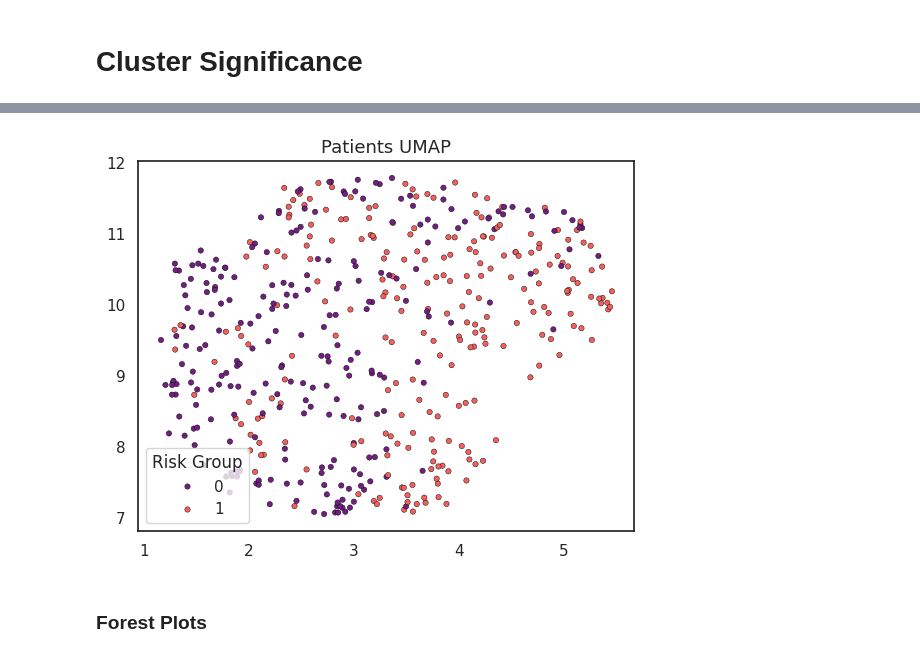
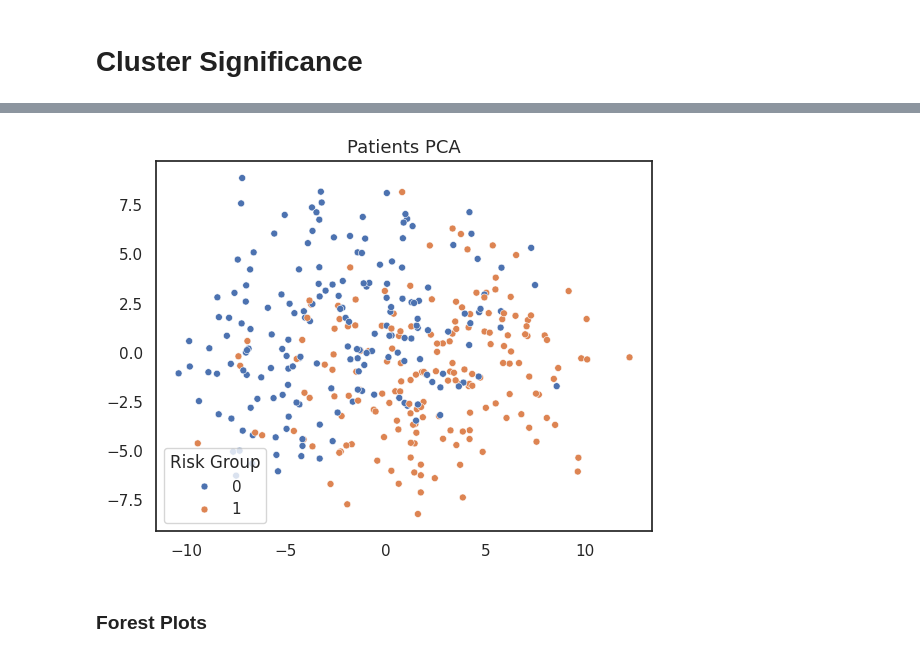
Before and after one commit to FarzanehSeyedshahi/Histomorphological-Phenotype-Learning, a Jupyter notebook: workflow/survival_figures.ipynb, the cells around one changed output, grey strips where cells are left out. Cells and saved outputs as stored; diff of their text form; code cells hidden in the pictures.

```diff
--- a/workflow/survival_figures.ipynb
+++ b/workflow/survival_figures.ipynb
@@ -322,0 +503,7 @@ df_std = cis_df.groupby(['Leiden Resolution']).std().drop('Fold', axis=1).apply(
+# %%
+# making voilin plot from additional scores.
+plt.figure(figsize=(5,5))
+sns.set(style="darkgrid")
+sns.boxplot(data=cis_df, x="Leiden Resolution", y="Additional", linewidth=2.5, palette='Set2')
+# sns.violinplot(data=cis_df, x='Leiden Resolution', y='Test', inner='quartile', color='skyblue')
+# sns.violinplot(data=cis_df, x='Leiden Resolution', y='Additional', inner='quartile', color='blue')
@@ -443,14 +722,28 @@ resolutions = ['2p0']
 for resolution in resolutions:
         cis_list = []
         fold = 4
+        train_risk = [pd.DataFrame(), pd.DataFrame()]
         test_risk = [pd.DataFrame(), pd.DataFrame()]
         additional_risk = [pd.DataFrame(), pd.DataFrame()]
 
         train = pd.read_csv('{}/results/BarlowTwins_3/{}/h224_w224_n3_zdim128/{}/survival_csvs/clr_leiden_{}_fold{}_train_metadata.csv'.format(main_path, dataset, meta_folder , resolution, fold), index_col=0)
+        # Just Sarc/Biphasic cases.
+        # train = train[train['Meso_type'] == 1]
+        # Just Epithelioid cases.
+        train = train[train['Meso_type'] == 0]
+
 
         test = pd.read_csv('{}/results/BarlowTwins_3/{}/h224_w224_n3_zdim128/{}/survival_csvs/clr_leiden_{}_fold{}_test_metadata.csv'.format(main_path, dataset, meta_folder , resolution, fold), index_col=0)
+        # Just Sarc/Biphasic cases.
+        # test = test[test['Meso_type'] == 1]
+        # Just Epithelioid cases.
+        test = test[test['Meso_type'] == 0]
 
         additional = pd.read_csv('{}/results/BarlowTwins_3/{}/h224_w224_n3_zdim128/{}/survival_csvs/clr_leiden_{}_fold{}_additional_metadata.csv'.format(main_path, dataset, meta_folder , resolution, fold), index_col=0)
+        # Just Sarc/Biphasic cases.
+        # additional = additional[additional['Meso_type'] == 1]
+        # Just Epithelioid cases.
+        additional = additional[additional['Meso_type'] == 0]
 
 
         # remove this column from the train and test data
@@ -462,6 +755,8 @@ for resolution in resolutions:
         train_df = train[leiden_clusters + [event_data_field, event_ind_field]]
         test_df = test[leiden_clusters + [event_data_field, event_ind_field]]
         additional_df = additional[leiden_clusters + [event_data_field, event_ind_field]]
+        features = [x for x in train_df.columns.tolist() if x.isdigit()]
+        leiden_clusters = [str(x) for x in features]
 
         cph = CoxPHFitter(penalizer=penalizer, l1_ratio=l1_ratio)
         cph.fit(train_df, duration_col=event_data_field, event_col=event_ind_field, robust=True)
@@ -484,8 +779,9 @@ for resolution in resolutions:
 
 
         high_lows = get_high_low_risks(predictions, datas, fold, matching_field, q_buckets=2)
-        test_risk, additional_risk = combine_risk_groups(test_risk, additional_risk, high_lows, fold, num_folds, matching_field, event_ind_field, event_data_field)
+        # test_risk, additional_risk = combine_risk_groups(test_risk, additional_risk, high_lows, fold, num_folds, matching_field, event_ind_field, event_data_field)
+        train_risk, test_risk, additional_risk = combine_risk_groups(train_risk, test_risk, additional_risk, high_lows, fold, num_folds, matching_field, event_ind_field, event_data_field)
 
-        test_pval, additional_pval = save_fold_KMs(test_risk, additional_risk, resolution, 'leiden_{}'.format(resolution.replace('p','.')), np.array(cis_list), event_ind_field, event_data_field, 120, figure_path)
+        train_pval, test_pval, additional_pval = save_fold_KMs(train_risk, test_risk, additional_risk, resolution, 'leiden_{}'.format(resolution.replace('p','.')), np.array(cis_list), event_ind_field, event_data_field, 9*9, figure_path)
 # %% [output]
          Resolution: 2p0
@@ -519,20 +850,26 @@ plt.savefig('{}/HR_leiden_clusters.png'.format(figure_path), dpi=500, bbox_inche
 # %%
 import umap
 import seaborn as sns
 import matplotlib.pyplot as plt
 
 sns.set_style("white")
 # for train and test data
 temp = pd.concat([high_lows[0][1], high_lows[0][0], high_lows[1][1], high_lows[1][0]], axis=0)
-reducer = umap.UMAP(random_state=42 , n_neighbors=100, min_dist=0, verbose=False)
+# reducer = umap.UMAP(random_state=42 , n_neighbors=100, min_dist=0, verbose=False)
+# using pca instead of umap
+from sklearn.decomposition import PCA
+reducer = PCA(n_components=2)
+
 
 embedding = reducer.fit_transform(temp.drop(['h_bin','h_bin_4', 'hazard', 'os_event_data',	'os_event_ind'	,'case_Id'], axis=1).values)
-sns.scatterplot(x=embedding[:, 0], y=embedding[:, 1], hue=temp.h_bin, palette='magma', s=15, alpha=1.0, edgecolors='black');
+sns.scatterplot(x=embedding[:, 0], y=embedding[:, 1], hue=temp.h_bin, s=25, alpha=1.0);
 plt.legend(loc='lower left', title='Risk Group')
-plt.title('Patients UMAP', fontsize=13)
-plt.savefig('{}/umap_patients.png'.format(figure_path), dpi=500, bbox_inches='tight')
+# plt.title('Patients UMAP', fontsize=13)
+plt.title('Patients PCA', fontsize=13)
+# plt.savefig('{}/umap_patients.png'.format(figure_path), dpi=500, bbox_inches='tight')
+plt.savefig('{}/pca_patients.png'.format(figure_path), dpi=500, bbox_inches='tight')
 # %% [output]
-[figure, old version]
+[figure, new version]
 # %% [markdown]
 ### Forest Plots
 # %%
```
Also changed, not shown: parts of 19 cells of this notebook, 2 other files.
